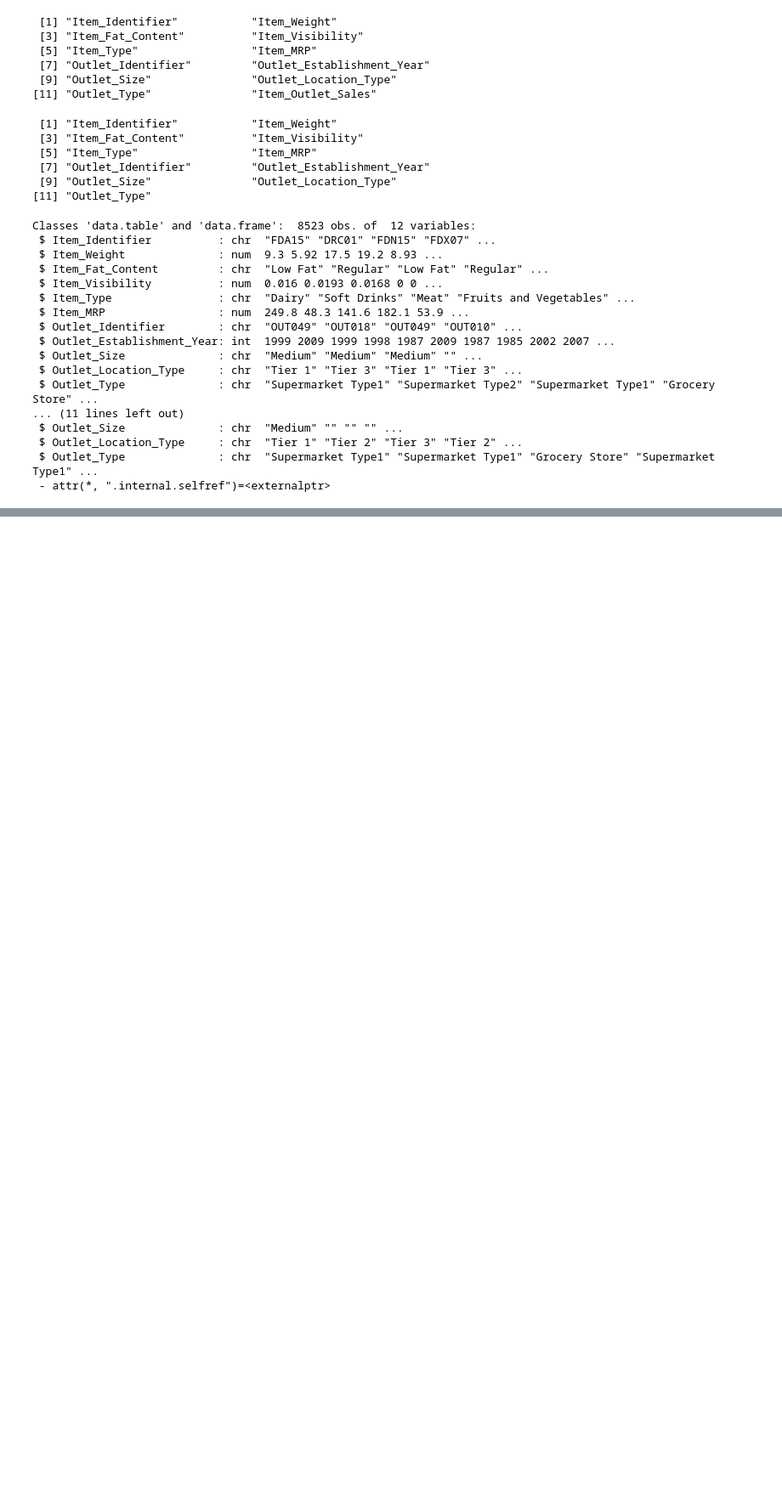
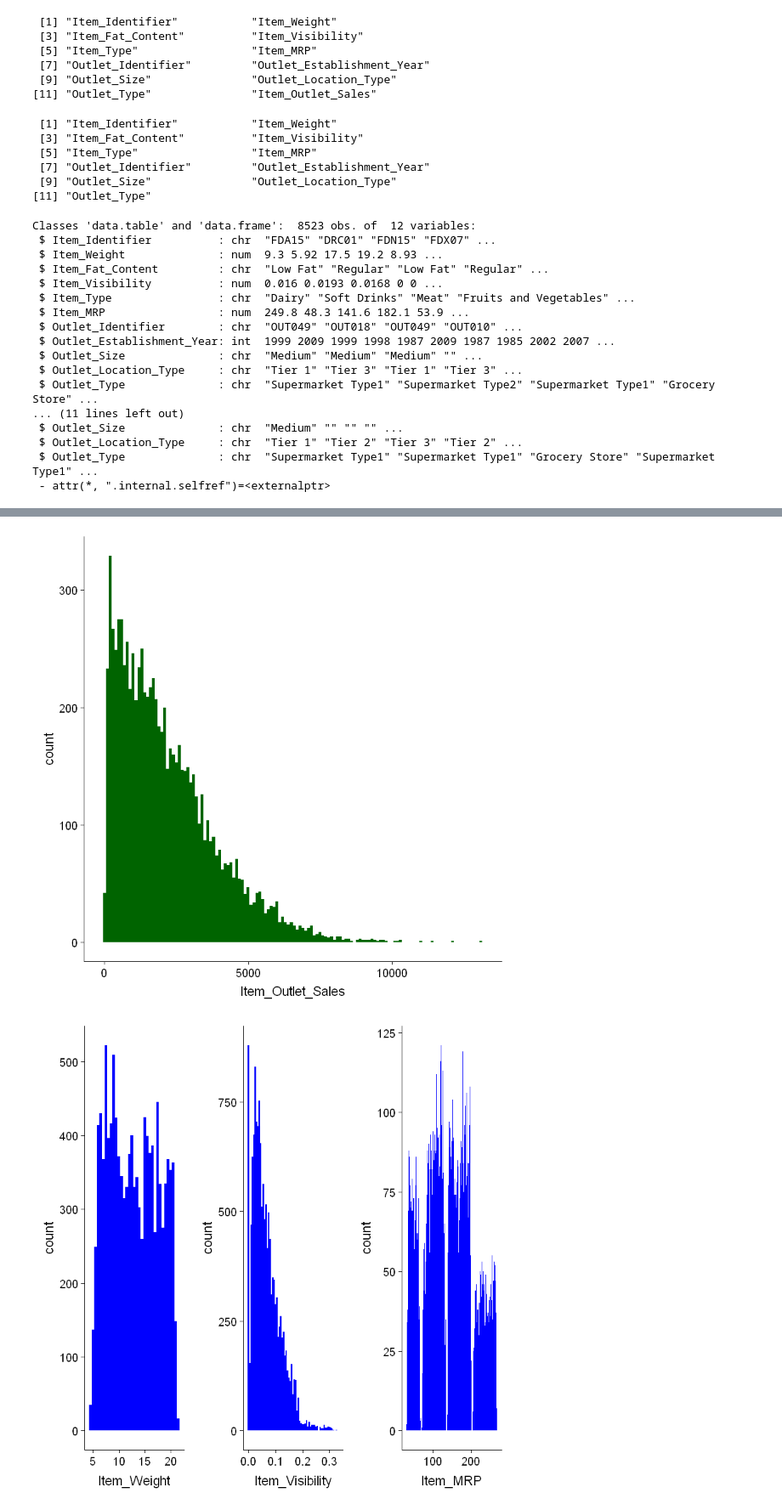
Before and after one commit to nkjadhav/Big-Mart-Sales-Prediction-Using-R, a Jupyter notebook: Big Mart Sales III.ipynb, the cells around one changed output, grey strips where cells are left out. Shown at 85% size. Saved outputs shown, nothing was run; the diff lists cells and outputs as text; code cells hidden in the pictures; blank space fills up the shorter version.

```diff
--- a/Big Mart Sales III.ipynb
+++ b/Big Mart Sales III.ipynb
@@ -67,3 +67,7 @@ Classes 'data.table' and 'data.frame':  8523 obs. of  12 variables:
  $ Outlet_Location_Type     : chr  "Tier 1" "Tier 2" "Tier 3" "Tier 2" ...
  $ Outlet_Type              : chr  "Supermarket Type1" "Supermarket Type1" "Grocery Store" "Supermarket Type1" ...
  - attr(*, ".internal.selfref")=<externalptr>
+# %%
+test[,Item_Outlet_Sales := NA] ## add Item_Outlet_Sales to test data
+
+combi = rbind(train, test) # combining train and test datasets
@@ -69,0 +76,15 @@ Classes 'data.table' and 'data.frame':  8523 obs. of  12 variables:
+# %%
+## EDA - Univariate
+
+ggplot(train) + geom_histogram(aes(train$Item_Outlet_Sales), binwidth = 100, fill = "darkgreen") +
+  xlab("Item_Outlet_Sales")
+
+
+p1 = ggplot(combi) + geom_histogram(aes(Item_Weight), binwidth = 0.5, fill = "blue")
+
+p2 = ggplot(combi) + geom_histogram(aes(Item_Visibility), binwidth = 0.005, fill = "blue")
+
+p3 = ggplot(combi) + geom_histogram(aes(Item_MRP), binwidth = 1, fill = "blue")
+
+plot_grid(p1, p2, p3, nrow = 1) # plot_grid() from cowplot package
+# %% [output]
@@ -69,0 +93,2 @@ Classes 'data.table' and 'data.frame':  8523 obs. of  12 variables:
+[figure, added]
+[figure, added]
```
Also changed, not shown: parts of 28 cells of this notebook, 4 other files.
